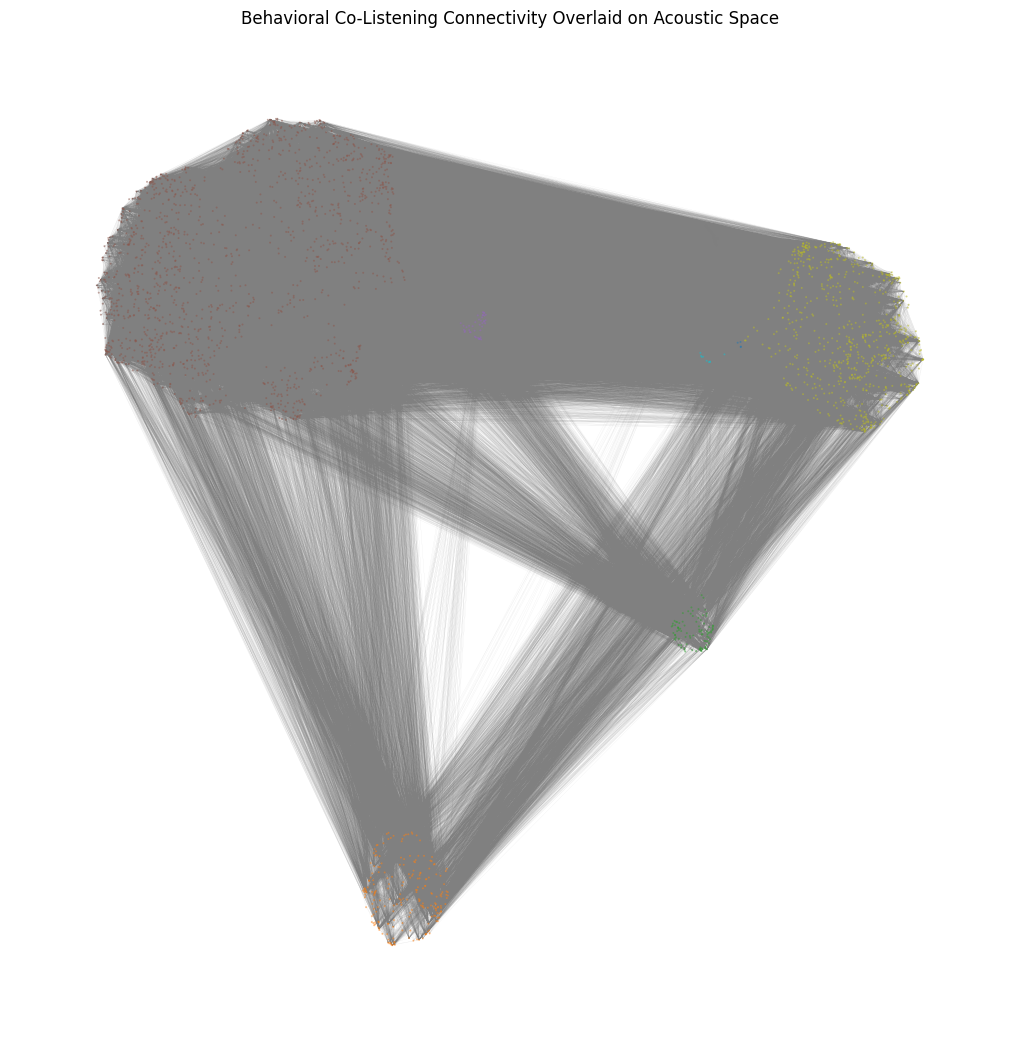
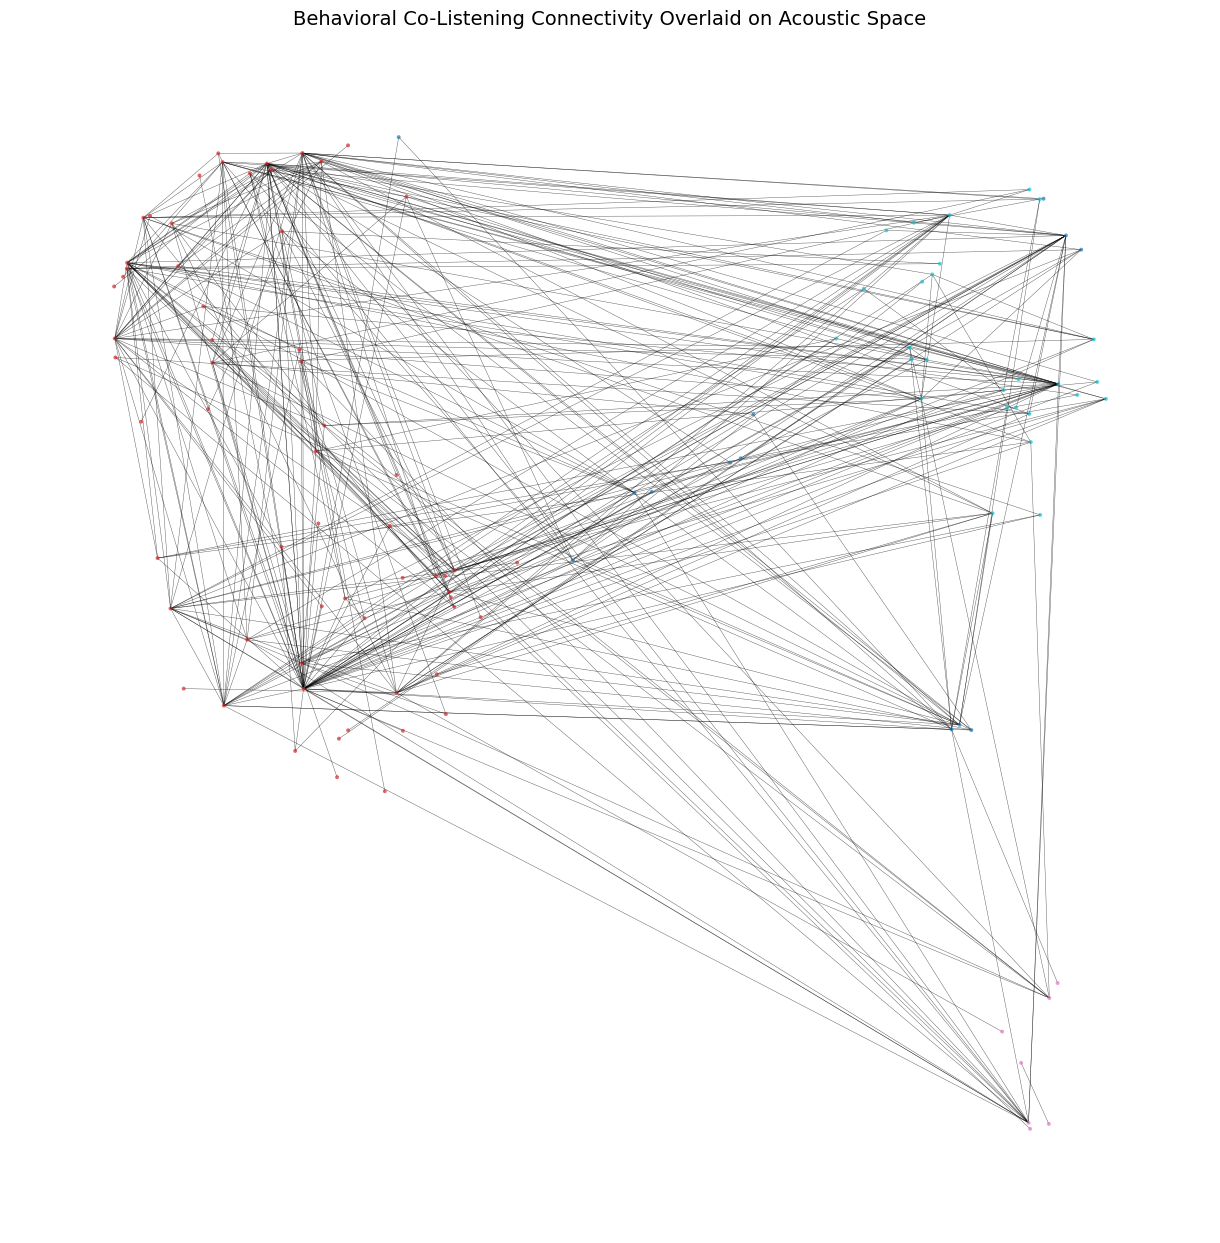
The change to this notebook cell's code, shown as a diff; its figure went from the first image to the second:
--- before
+++ after
@@ -5,10 +5,10 @@
 # Load data
 edges = pd.read_parquet(BEHAV_FILE)
-umap_df = pd.read_parquet(UMAP_FILE)  # has x, y, cluster
+umap_df = pd.read_parquet(UMAP_FILE)
 
-# Check available columns
+# Debug print
 print("Edge columns:", edges.columns.tolist())
 
-# If 'weight' column exists, filter by it; otherwise just use a,b
+# Handle weight or no-weight edges
 if "weight" in edges.columns:
     edges_strong = edges[edges["weight"] >= 5]
@@ -16,29 +16,29 @@
     print("No 'weight' column found — treating edges as unweighted.")
     edges_strong = edges.copy()
-    
 
 # Build graph
 G = nx.from_pandas_edgelist(edges_strong, source="a", target="b")
 
-# UMAP coordinates as layout
+# UMAP-based node positions
 pos = {row.song_id: (row.x, row.y) for _, row in umap_df.iterrows()}
 
-# Color nodes by acoustic cluster
+# Node colors
 node_colors = umap_df.set_index("song_id")["cluster"].to_dict()
 color_list = [node_colors.get(n, -1) for n in G.nodes()]
 
-# Draw
-plt.figure(figsize=(10, 10))
+# Draw with thicker edges + nodes
+plt.figure(figsize=(12, 12))
 nx.draw(
     G,
     pos=pos,
-    node_size=2,
+    node_size=8,         # THICKER NODES (default was 2)
     linewidths=0,
-    alpha=0.5,
+    alpha=0.7,           # slightly stronger opacity
     cmap="tab10",
     node_color=color_list,
-    edge_color="gray",
-    width=0.05,
+    edge_color="black",  # darker edges
+    width=0.3            # THICKER EDGES (default was 0.05)
 )
-plt.title("Behavioral Co-Listening Connectivity Overlaid on Acoustic Space")
+
+plt.title("Behavioral Co-Listening Connectivity Overlaid on Acoustic Space", fontsize=14)
 plt.show()

Commit: Update plot_persistence.ipynb